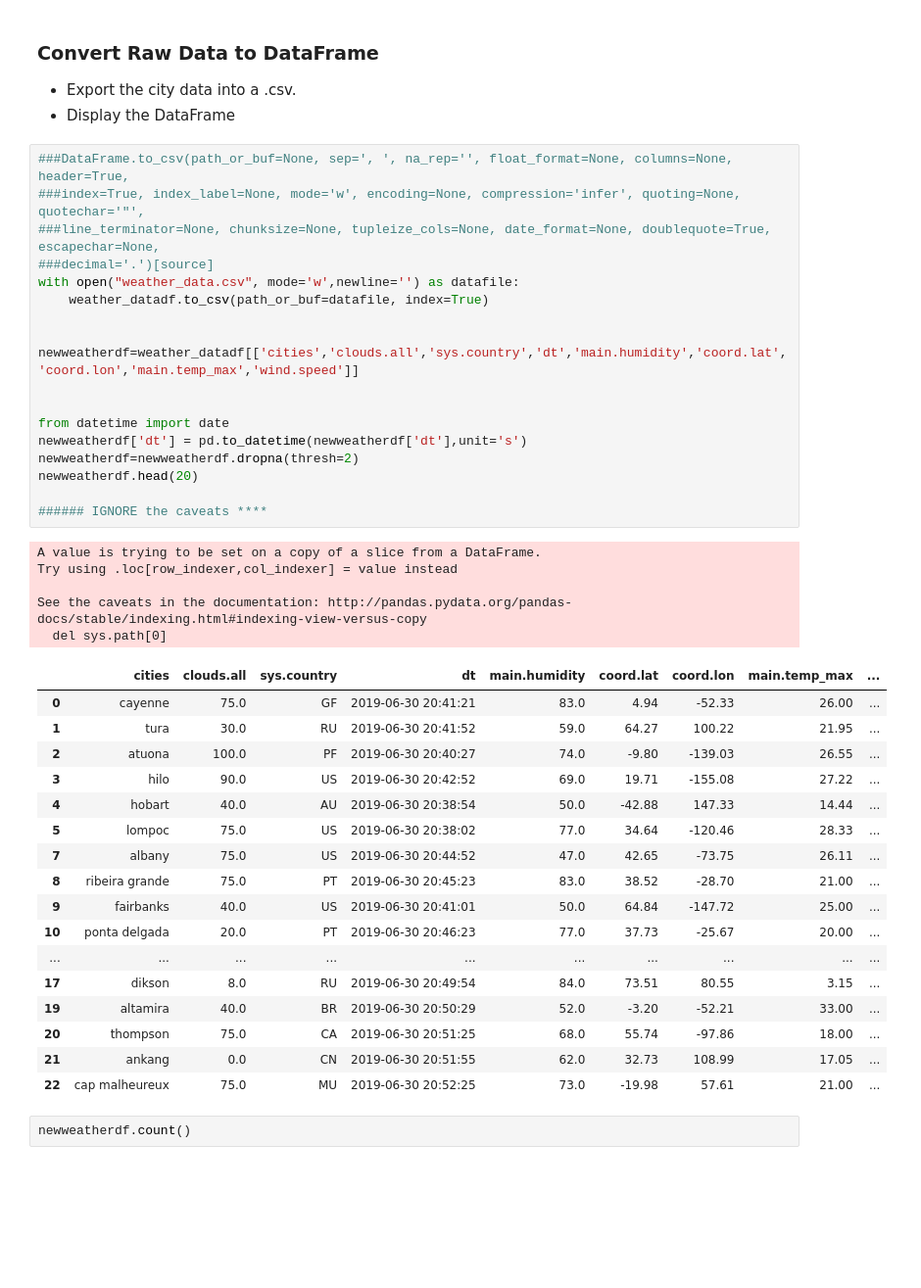
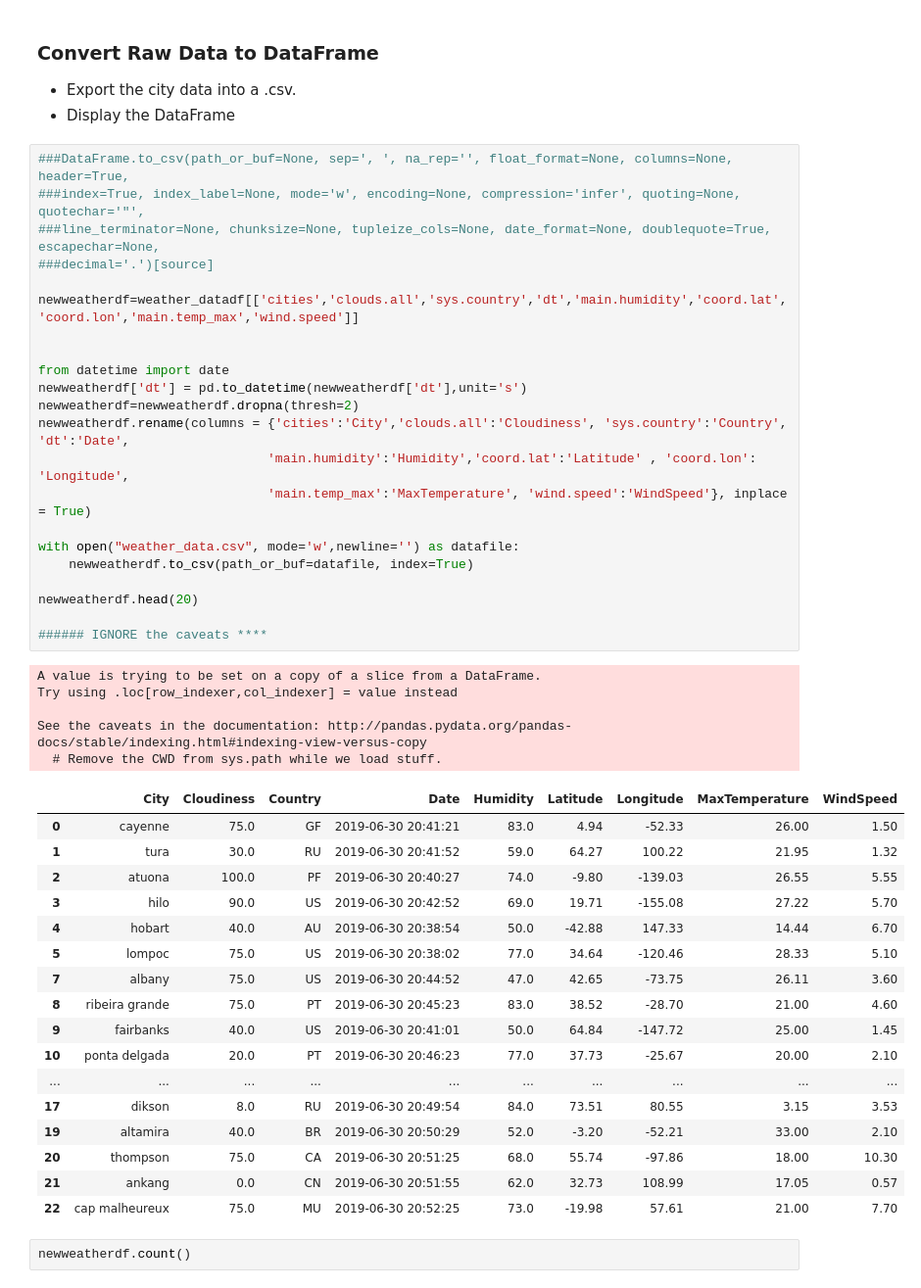
Before and after one commit to divyatv/06-PythonAPI, a Jupyter notebook: PythonAPI_Homework_Divya.ipynb, the cells around one changed output. Shown: that part at 98% size. Drawn from its saved outputs; the diff is of its cells as text; blank space fills up the shorter version.

```diff
--- a/PythonAPI_Homework_Divya.ipynb
+++ b/PythonAPI_Homework_Divya.ipynb
@@ -258,44 +258,48 @@ wind.speed
 # %%
 ###DataFrame.to_csv(path_or_buf=None, sep=', ', na_rep='', float_format=None, columns=None, header=True,
 ###index=True, index_label=None, mode='w', encoding=None, compression='infer', quoting=None, quotechar='"',
 ###line_terminator=None, chunksize=None, tupleize_cols=None, date_format=None, doublequote=True, escapechar=None,
 ###decimal='.')[source]
-with open("weather_data.csv", mode='w',newline='') as datafile:
-    weather_datadf.to_csv(path_or_buf=datafile, index=True)
-
 
 newweatherdf=weather_datadf[['cities','clouds.all','sys.country','dt','main.humidity','coord.lat','coord.lon','main.temp_max','wind.speed']]
 
 
 from datetime import date
 newweatherdf['dt'] = pd.to_datetime(newweatherdf['dt'],unit='s')
 newweatherdf=newweatherdf.dropna(thresh=2)
+newweatherdf.rename(columns = {'cities':'City','clouds.all':'Cloudiness', 'sys.country':'Country', 'dt':'Date',
+                              'main.humidity':'Humidity','coord.lat':'Latitude' , 'coord.lon': 'Longitude',
+                              'main.temp_max':'MaxTemperature', 'wind.speed':'WindSpeed'}, inplace = True)
+
+with open("weather_data.csv", mode='w',newline='') as datafile:
+    newweatherdf.to_csv(path_or_buf=datafile, index=True)
+
 newweatherdf.head(20)
 
 ###### IGNORE the caveats ****
 # %% [output]
 A value is trying to be set on a copy of a slice from a DataFrame.
 Try using .loc[row_indexer,col_indexer] = value instead
 
 See the caveats in the documentation: http://pandas.pydata.org/pandas-docs/stable/indexing.html#indexing-view-versus-copy
-  del sys.path[0]
+  # Remove the CWD from sys.path while we load stuff.
-|  | cities | clouds.all | sys.country | dt | main.humidity | coord.lat | coord.lon | main.temp_max | ... |
-| 0 | cayenne | 75.0 | GF | 2019-06-30 20:41:21 | 83.0 | 4.94 | -52.33 | 26.00 | ... |
-| 1 | tura | 30.0 | RU | 2019-06-30 20:41:52 | 59.0 | 64.27 | 100.22 | 21.95 | ... |
-| 2 | atuona | 100.0 | PF | 2019-06-30 20:40:27 | 74.0 | -9.80 | -139.03 | 26.55 | ... |
-| 3 | hilo | 90.0 | US | 2019-06-30 20:42:52 | 69.0 | 19.71 | -155.08 | 27.22 | ... |
-| 4 | hobart | 40.0 | AU | 2019-06-30 20:38:54 | 50.0 | -42.88 | 147.33 | 14.44 | ... |
-| 5 | lompoc | 75.0 | US | 2019-06-30 20:38:02 | 77.0 | 34.64 | -120.46 | 28.33 | ... |
-| 7 | albany | 75.0 | US | 2019-06-30 20:44:52 | 47.0 | 42.65 | -73.75 | 26.11 | ... |
-| 8 | ribeira grande | 75.0 | PT | 2019-06-30 20:45:23 | 83.0 | 38.52 | -28.70 | 21.00 | ... |
-| 9 | fairbanks | 40.0 | US | 2019-06-30 20:41:01 | 50.0 | 64.84 | -147.72 | 25.00 | ... |
-| 10 | ponta delgada | 20.0 | PT | 2019-06-30 20:46:23 | 77.0 | 37.73 | -25.67 | 20.00 | ... |
+|  | City | Cloudiness | Country | Date | Humidity | Latitude | Longitude | MaxTemperature | WindSpeed |
+| 0 | cayenne | 75.0 | GF | 2019-06-30 20:41:21 | 83.0 | 4.94 | -52.33 | 26.00 | 1.50 |
+| 1 | tura | 30.0 | RU | 2019-06-30 20:41:52 | 59.0 | 64.27 | 100.22 | 21.95 | 1.32 |
+| 2 | atuona | 100.0 | PF | 2019-06-30 20:40:27 | 74.0 | -9.80 | -139.03 | 26.55 | 5.55 |
+| 3 | hilo | 90.0 | US | 2019-06-30 20:42:52 | 69.0 | 19.71 | -155.08 | 27.22 | 5.70 |
+| 4 | hobart | 40.0 | AU | 2019-06-30 20:38:54 | 50.0 | -42.88 | 147.33 | 14.44 | 6.70 |
+| 5 | lompoc | 75.0 | US | 2019-06-30 20:38:02 | 77.0 | 34.64 | -120.46 | 28.33 | 5.10 |
+| 7 | albany | 75.0 | US | 2019-06-30 20:44:52 | 47.0 | 42.65 | -73.75 | 26.11 | 3.60 |
+| 8 | ribeira grande | 75.0 | PT | 2019-06-30 20:45:23 | 83.0 | 38.52 | -28.70 | 21.00 | 4.60 |
+| 9 | fairbanks | 40.0 | US | 2019-06-30 20:41:01 | 50.0 | 64.84 | -147.72 | 25.00 | 1.45 |
+| 10 | ponta delgada | 20.0 | PT | 2019-06-30 20:46:23 | 77.0 | 37.73 | -25.67 | 20.00 | 2.10 |
 | ... | ... | ... | ... | ... | ... | ... | ... | ... | ... |
-| 17 | dikson | 8.0 | RU | 2019-06-30 20:49:54 | 84.0 | 73.51 | 80.55 | 3.15 | ... |
-| 19 | altamira | 40.0 | BR | 2019-06-30 20:50:29 | 52.0 | -3.20 | -52.21 | 33.00 | ... |
-| 20 | thompson | 75.0 | CA | 2019-06-30 20:51:25 | 68.0 | 55.74 | -97.86 | 18.00 | ... |
-| 21 | ankang | 0.0 | CN | 2019-06-30 20:51:55 | 62.0 | 32.73 | 108.99 | 17.05 | ... |
-| 22 | cap malheureux | 75.0 | MU | 2019-06-30 20:52:25 | 73.0 | -19.98 | 57.61 | 21.00 | ... |
+| 17 | dikson | 8.0 | RU | 2019-06-30 20:49:54 | 84.0 | 73.51 | 80.55 | 3.15 | 3.53 |
+| 19 | altamira | 40.0 | BR | 2019-06-30 20:50:29 | 52.0 | -3.20 | -52.21 | 33.00 | 2.10 |
+| 20 | thompson | 75.0 | CA | 2019-06-30 20:51:25 | 68.0 | 55.74 | -97.86 | 18.00 | 10.30 |
+| 21 | ankang | 0.0 | CN | 2019-06-30 20:51:55 | 62.0 | 32.73 | 108.99 | 17.05 | 0.57 |
+| 22 | cap malheureux | 75.0 | MU | 2019-06-30 20:52:25 | 73.0 | -19.98 | 57.61 | 21.00 | 7.70 |
 # %%
 newweatherdf.count()
 # %% [output]
```
Also changed, not shown: 1 other file.
